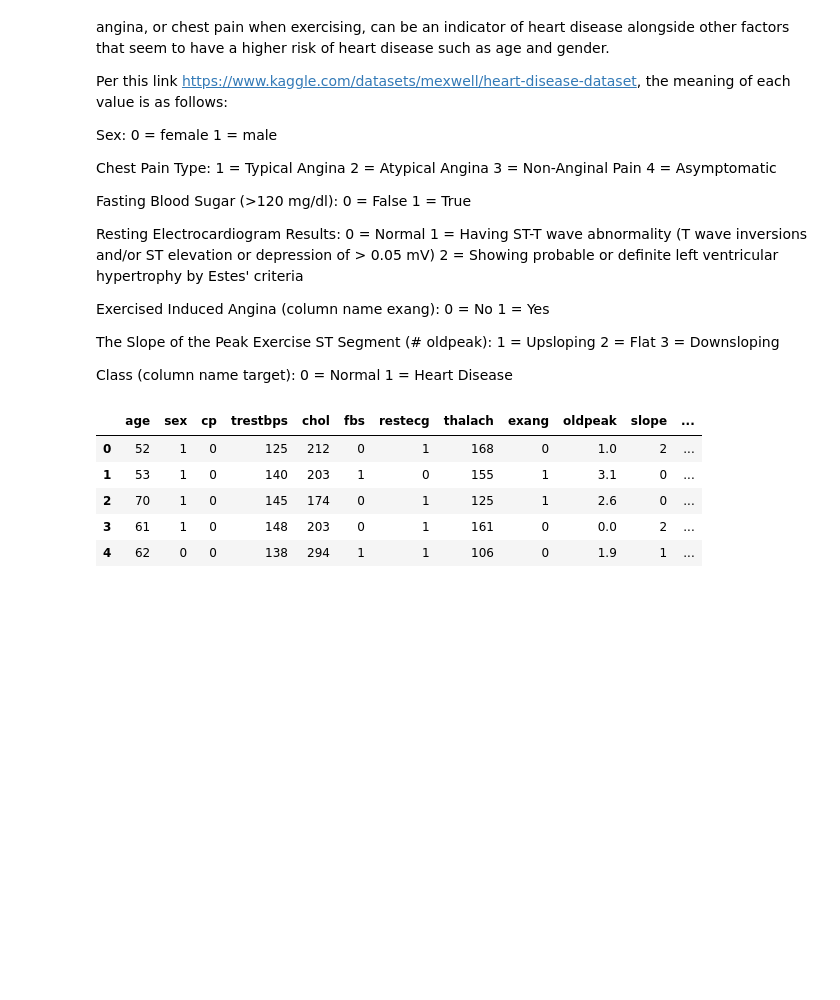
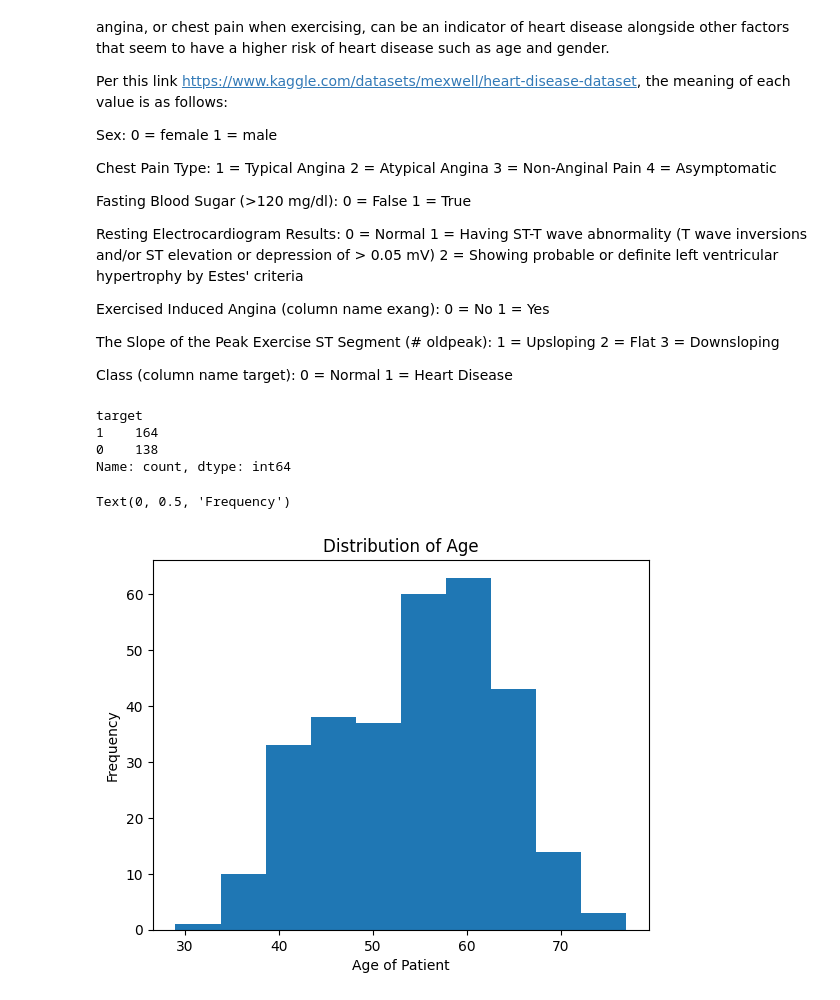
Before and after one commit to jtuffnell1902/Heart-Disease-Predictions, a Jupyter notebook: Heart Disease Prediction (Py).ipynb, the cells around one changed output. Cells and saved outputs as stored; diff of their text form; code cells hidden in the pictures; blank space fills up the shorter version.

```diff
--- a/Heart Disease Prediction (Py).ipynb
+++ b/Heart Disease Prediction (Py).ipynb
@@ -58,15 +58,25 @@ Class (column name target):
 # preparing data
 
 df = pd.read_csv('C:/Users/jenna/.cache/kagglehub/datasets/johnsmith88/heart-disease-dataset/versions/2/heart.csv')
-df.head()
+
+df_unique = df.drop_duplicates()
+df_unique.head()
+
+diseased_nondiseased_counts = df_unique['target'].value_counts()
+print(diseased_nondiseased_counts)
 # %% [output]
-|  | age | sex | cp | trestbps | chol | fbs | restecg | thalach | exang | oldpeak | slope | ... |
-| 0 | 52 | 1 | 0 | 125 | 212 | 0 | 1 | 168 | 0 | 1.0 | 2 | ... |
-| 1 | 53 | 1 | 0 | 140 | 203 | 1 | 0 | 155 | 1 | 3.1 | 0 | ... |
-| 2 | 70 | 1 | 0 | 145 | 174 | 0 | 1 | 125 | 1 | 2.6 | 0 | ... |
-| 3 | 61 | 1 | 0 | 148 | 203 | 0 | 1 | 161 | 0 | 0.0 | 2 | ... |
-| 4 | 62 | 0 | 0 | 138 | 294 | 1 | 1 | 106 | 0 | 1.9 | 1 | ... |
+target
+1    164
+0    138
+Name: count, dtype: int64
 # %%
 # visualizations
 
 #put age histogram here to show normal distribution with a right lean
+plt.hist(df_unique['age'], bins=10)
+plt.title('Distribution of Age')
+plt.xlabel('Age of Patient')
+plt.ylabel('Frequency')
+# %% [output]
+Text(0, 0.5, 'Frequency')
+[figure, added]
```
Also changed, not shown: parts of 4 cells of this notebook.
